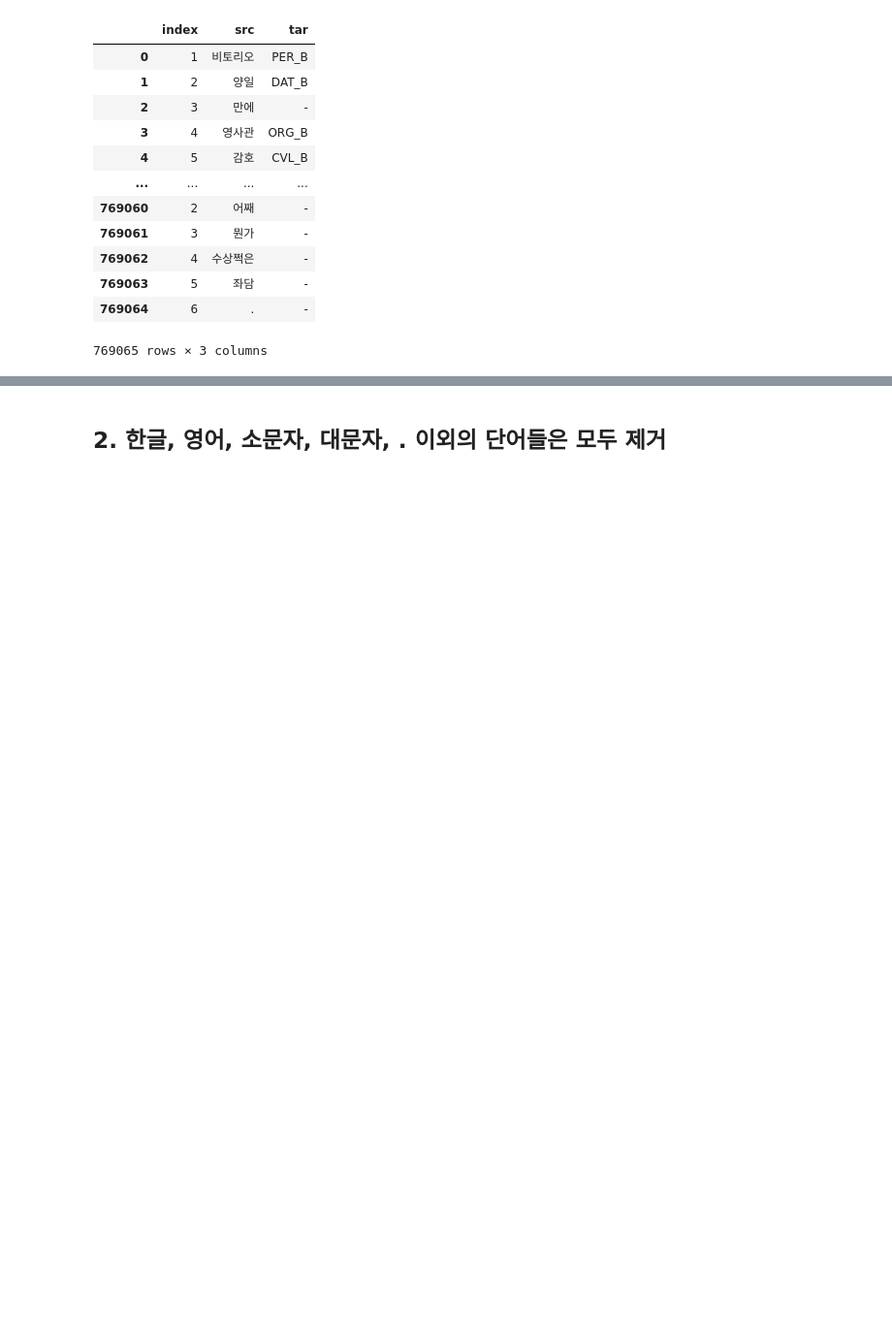
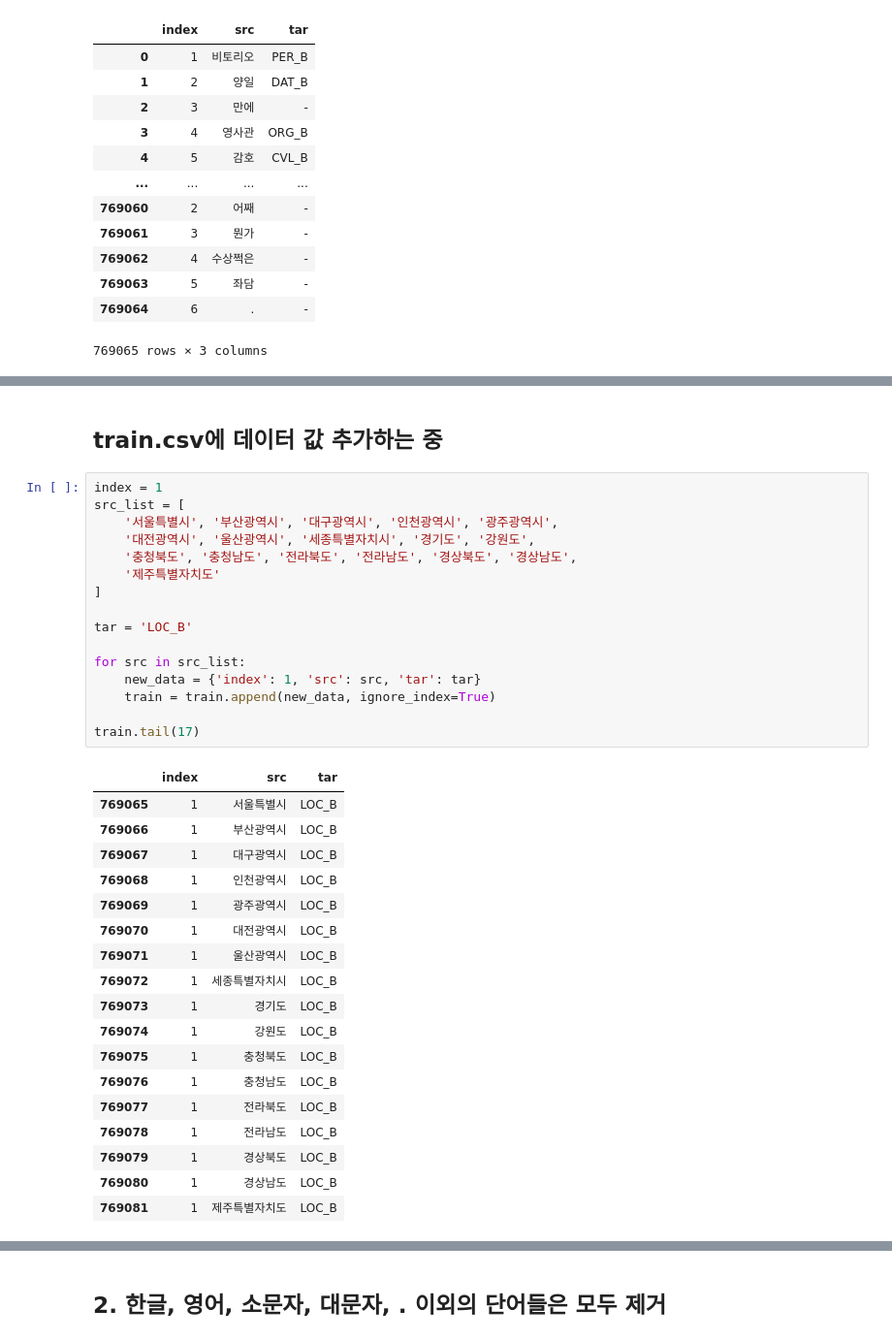
Before and after one commit to Felix-Silas/NLP_Study, a Jupyter notebook: BERT_모델_활용한_한국어_개체명_인식.ipynb, the cells around one changed output, grey strips where cells are left out. Shown at 97% size. Saved outputs shown, nothing was run; the diff lists cells and outputs as text; blank space fills up the shorter version.

```diff
--- a/BERT_모델_활용한_한국어_개체명_인식.ipynb
+++ b/BERT_모델_활용한_한국어_개체명_인식.ipynb
@@ -93,3 +113,40 @@ train
+# %% [markdown]
+## train.csv에 데이터 값 추가하는 중
+# %%
+index = 1
+src_list = [
+    '서울특별시', '부산광역시', '대구광역시', '인천광역시', '광주광역시',
+    '대전광역시', '울산광역시', '세종특별자치시', '경기도', '강원도',
+    '충청북도', '충청남도', '전라북도', '전라남도', '경상북도', '경상남도',
+    '제주특별자치도'
+]
+
+tar = 'LOC_B'
+
+for src in src_list:
+    new_data = {'index': 1, 'src': src, 'tar': tar}
+    train = train.append(new_data, ignore_index=True)
+
+train.tail(17)
+# %% [output]
+|  | index | src | tar |
+| 769065 | 1 | 서울특별시 | LOC_B |
+| 769066 | 1 | 부산광역시 | LOC_B |
+| 769067 | 1 | 대구광역시 | LOC_B |
+| 769068 | 1 | 인천광역시 | LOC_B |
+| 769069 | 1 | 광주광역시 | LOC_B |
+| 769070 | 1 | 대전광역시 | LOC_B |
+| 769071 | 1 | 울산광역시 | LOC_B |
+| 769072 | 1 | 세종특별자치시 | LOC_B |
+| 769073 | 1 | 경기도 | LOC_B |
+| 769074 | 1 | 강원도 | LOC_B |
+| 769075 | 1 | 충청북도 | LOC_B |
+| 769076 | 1 | 충청남도 | LOC_B |
+| 769077 | 1 | 전라북도 | LOC_B |
+| 769078 | 1 | 전라남도 | LOC_B |
+| 769079 | 1 | 경상북도 | LOC_B |
+| 769080 | 1 | 경상남도 | LOC_B |
+| 769081 | 1 | 제주특별자치도 | LOC_B |
 # %%
 train.loc[train['src']=='.']
 train
```
Also changed, not shown: parts of 11 cells of this notebook.
